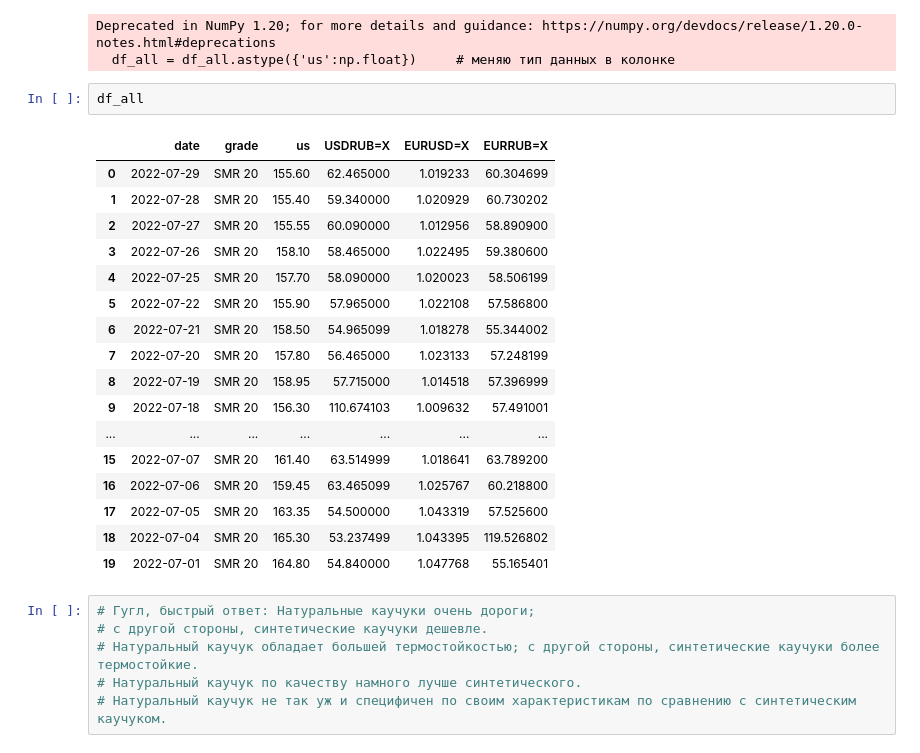
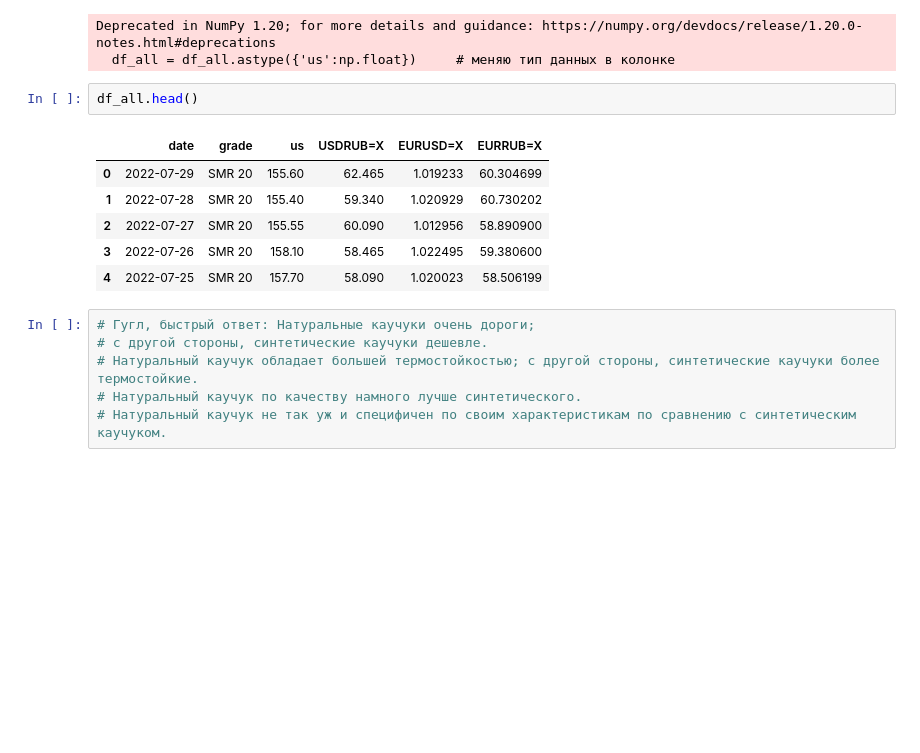
Before and after one commit to Andrewekb/study_for_github, a Jupyter notebook: hometask_SyntheticRubber.ipynb, the cells around one changed output. Drawn from its saved outputs; the diff is of its cells as text; blank space fills up the shorter version.

```diff
--- a/hometask_SyntheticRubber.ipynb
+++ b/hometask_SyntheticRubber.ipynb
@@ -152,25 +153,14 @@ df_all = df_all.astype({'us':np.float})     # меняю тип данных в
 Deprecated in NumPy 1.20; for more details and guidance: https://numpy.org/devdocs/release/1.20.0-notes.html#deprecations
   df_all = df_all.astype({'us':np.float})     # меняю тип данных в колонке
 # %%
-df_all
+df_all.head()
 # %% [output]
 |  | date | grade | us | USDRUB=X | EURUSD=X | EURRUB=X |
-| 0 | 2022-07-29 | SMR 20 | 155.60 | 62.465000 | 1.019233 | 60.304699 |
-| 1 | 2022-07-28 | SMR 20 | 155.40 | 59.340000 | 1.020929 | 60.730202 |
-| 2 | 2022-07-27 | SMR 20 | 155.55 | 60.090000 | 1.012956 | 58.890900 |
-| 3 | 2022-07-26 | SMR 20 | 158.10 | 58.465000 | 1.022495 | 59.380600 |
-| 4 | 2022-07-25 | SMR 20 | 157.70 | 58.090000 | 1.020023 | 58.506199 |
-| 5 | 2022-07-22 | SMR 20 | 155.90 | 57.965000 | 1.022108 | 57.586800 |
-| 6 | 2022-07-21 | SMR 20 | 158.50 | 54.965099 | 1.018278 | 55.344002 |
-| 7 | 2022-07-20 | SMR 20 | 157.80 | 56.465000 | 1.023133 | 57.248199 |
-| 8 | 2022-07-19 | SMR 20 | 158.95 | 57.715000 | 1.014518 | 57.396999 |
-| 9 | 2022-07-18 | SMR 20 | 156.30 | 110.674103 | 1.009632 | 57.491001 |
-| ... | ... | ... | ... | ... | ... | ... |
-| 15 | 2022-07-07 | SMR 20 | 161.40 | 63.514999 | 1.018641 | 63.789200 |
-| 16 | 2022-07-06 | SMR 20 | 159.45 | 63.465099 | 1.025767 | 60.218800 |
-| 17 | 2022-07-05 | SMR 20 | 163.35 | 54.500000 | 1.043319 | 57.525600 |
-| 18 | 2022-07-04 | SMR 20 | 165.30 | 53.237499 | 1.043395 | 119.526802 |
-| 19 | 2022-07-01 | SMR 20 | 164.80 | 54.840000 | 1.047768 | 55.165401 |
+| 0 | 2022-07-29 | SMR 20 | 155.60 | 62.465 | 1.019233 | 60.304699 |
+| 1 | 2022-07-28 | SMR 20 | 155.40 | 59.340 | 1.020929 | 60.730202 |
+| 2 | 2022-07-27 | SMR 20 | 155.55 | 60.090 | 1.012956 | 58.890900 |
+| 3 | 2022-07-26 | SMR 20 | 158.10 | 58.465 | 1.022495 | 59.380600 |
+| 4 | 2022-07-25 | SMR 20 | 157.70 | 58.090 | 1.020023 | 58.506199 |
 # %%
 # Гугл, быстрый ответ: Натуральные каучуки очень дороги;
 # с другой стороны, синтетические каучуки дешевле.
```
Also changed, not shown: parts of 8 cells of this notebook, 5 other files.
